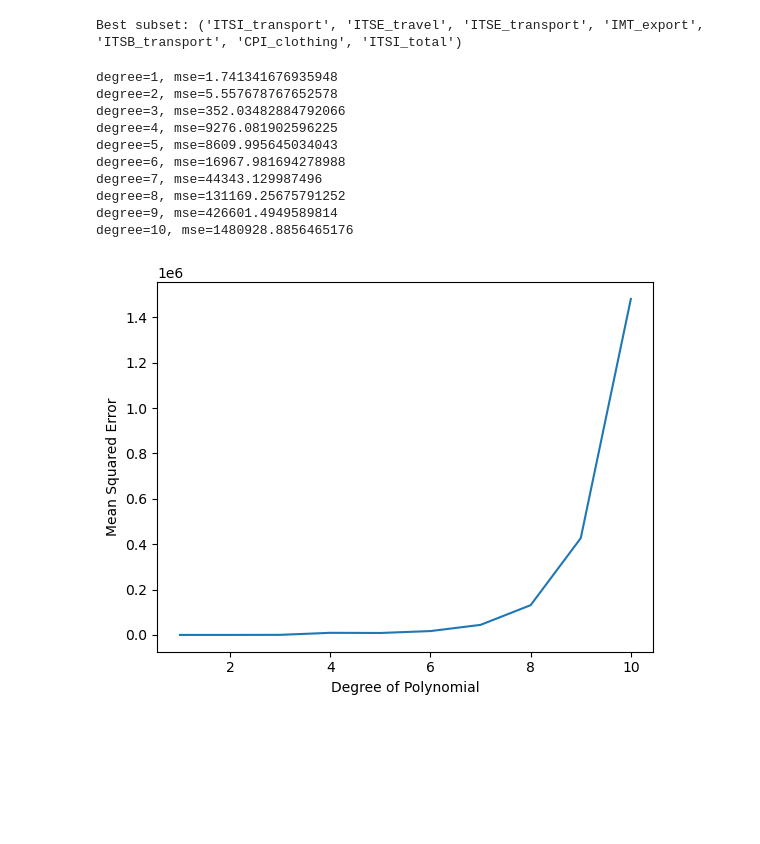
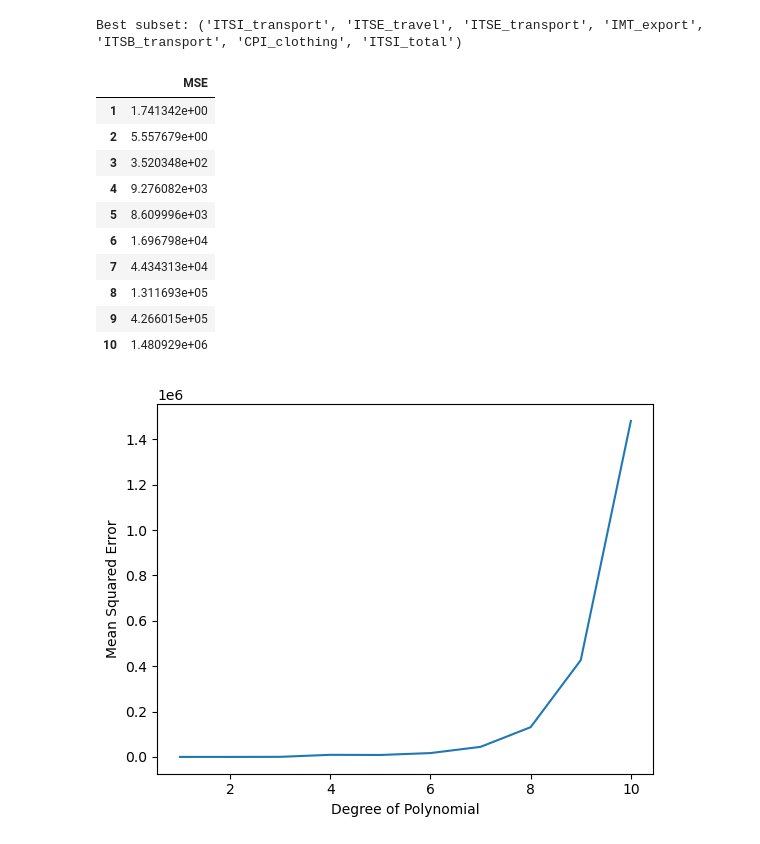
Before and after one commit to gso5699/Predicting-Unemployment-MSCI446-Project-, a Jupyter notebook: gloria_test.ipynb, the cells around one changed output. Drawn from its saved outputs; the diff is of its cells as text; code cells hidden in the pictures; blank space fills up the shorter version.

```diff
--- a/gloria_test.ipynb
+++ b/gloria_test.ipynb
@@ -47,17 +47,3 @@ data
 | 576 | 2024-01 | NaN | 5.250000 | NaN | 6.1 | NaN | ... |
 | 577 | 2024-02 | NaN | 5.250000 | NaN | NaN | NaN | ... |
 578 rows × 84 columns
-# %%
-# Check available features, data types, number of samples available
-
-column_info = []
-for column, dtype in data.dtypes.items():
-    entries = data[column].count()  # Count non-null entries in the column
-    column_info.append([column, dtype, entries])
-
-# Create a DataFrame from the list
-column_info_df = pd.DataFrame(column_info, columns=["Feature", "Data Type", "Number of Samples"])
-
-# Print the DataFrame
-pd.set_option('display.max_rows', None)
-column_info_df
@@ -323,16 +310,19 @@ for i in range(1,11):
     # Calculate performance
     mse_avg = -cv_results['test_score'].mean()
     MSEs.append(mse_avg)
-    print(f"degree={i}, mse={mse_avg}")
-# %% [output]
-degree=1, mse=1.741341676935948
-degree=2, mse=5.557678767652578
-degree=3, mse=352.03482884792066
-degree=4, mse=9276.081902596225
-degree=5, mse=8609.995645034043
-degree=6, mse=16967.981694278988
-degree=7, mse=44343.129987496
-degree=8, mse=131169.25675791252
-degree=9, mse=426601.4949589814
-degree=10, mse=1480928.8856465176
+# %%
+MSEs = pd.DataFrame(MSEs, index=range(1,11), columns=['MSE'])
+MSEs
+# %% [output]
+|  | MSE |
+| 1 | 1.741342e+00 |
+| 2 | 5.557679e+00 |
+| 3 | 3.520348e+02 |
+| 4 | 9.276082e+03 |
+| 5 | 8.609996e+03 |
+| 6 | 1.696798e+04 |
+| 7 | 4.434313e+04 |
+| 8 | 1.311693e+05 |
+| 9 | 4.266015e+05 |
+| 10 | 1.480929e+06 |
 # %%
```
Also changed, not shown: parts of 8 cells of this notebook, 1 other file.
